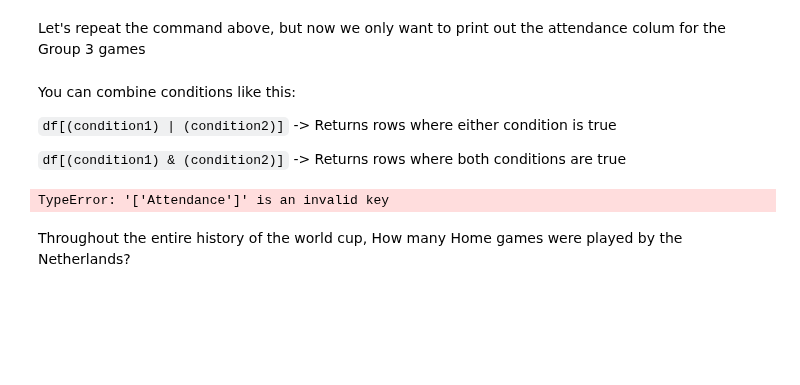
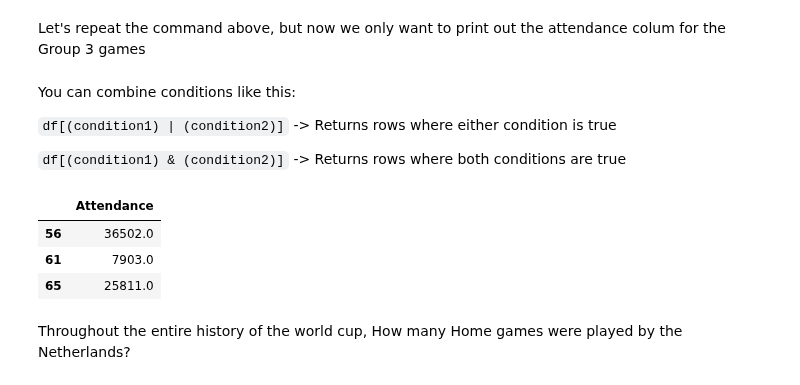
Before and after one commit to kylegwlawrence/dsc-1-03-09-accessing-data-within-pandas-lab-online-ds-sp-000, a Jupyter notebook: index.ipynb, the cells around one changed output. Cells and saved outputs as stored; diff of their text form; code cells hidden in the pictures; blank space fills up the shorter version.

```diff
--- a/index.ipynb
+++ b/index.ipynb
@@ -149,9 +149,12 @@ You can combine conditions like this:
 
 `df[(condition1) & (condition2)]`  -> Returns rows where both conditions are true
 # %%
-df[(df.Stage=='Group 3') & (df.Year==1950)].loc[:['Attendance']]
+df[(df.Stage=='Group 3') & (df.Year==1950)].loc[:,['Attendance']]
 # %% [output]
-TypeError: '['Attendance']' is an invalid key
+|  | Attendance |
+| 56 | 36502.0 |
+| 61 | 7903.0 |
+| 65 | 25811.0 |
 # %% [markdown]
 Throughout the entire history of the world cup, How many Home games were played by the Netherlands?
 # %% [markdown]
```
